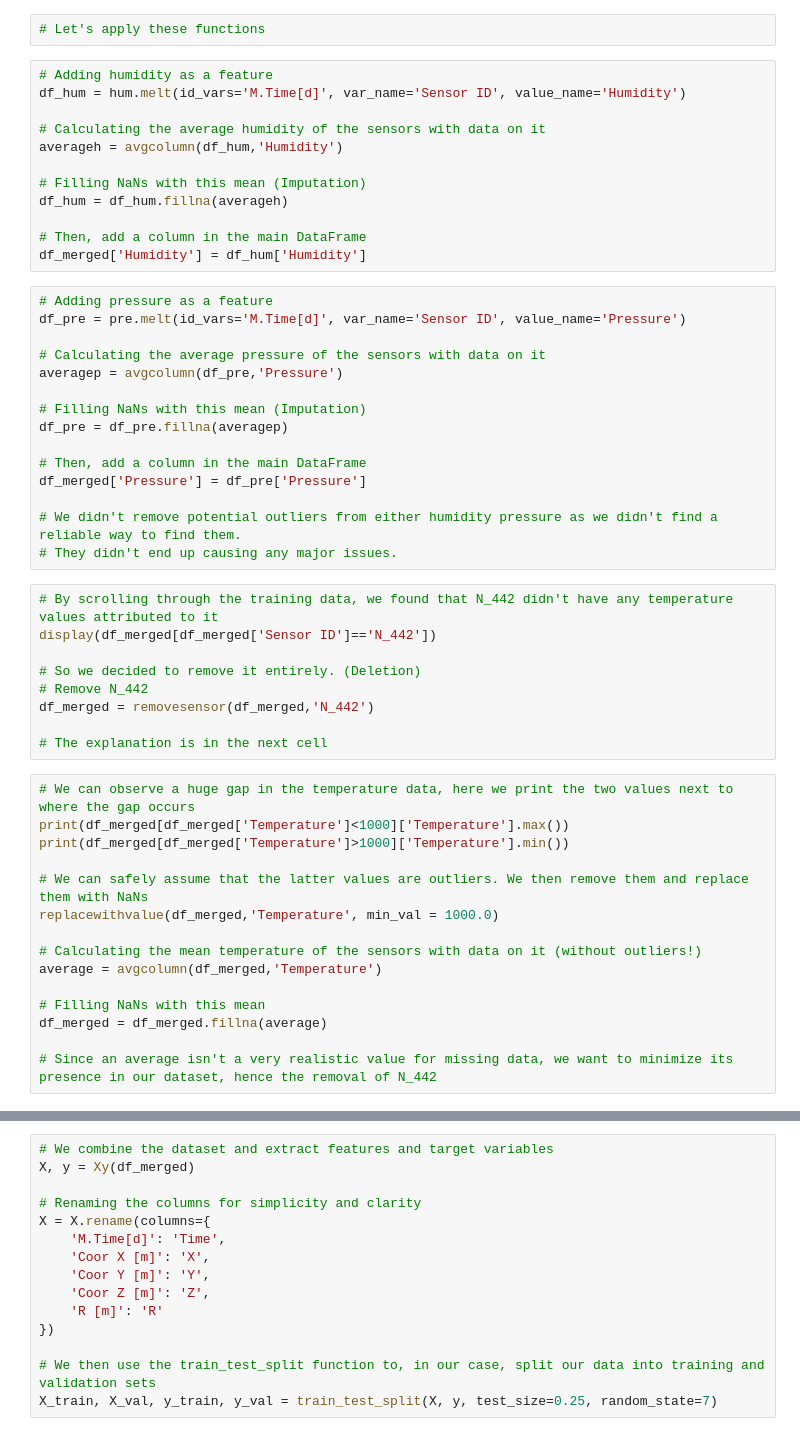
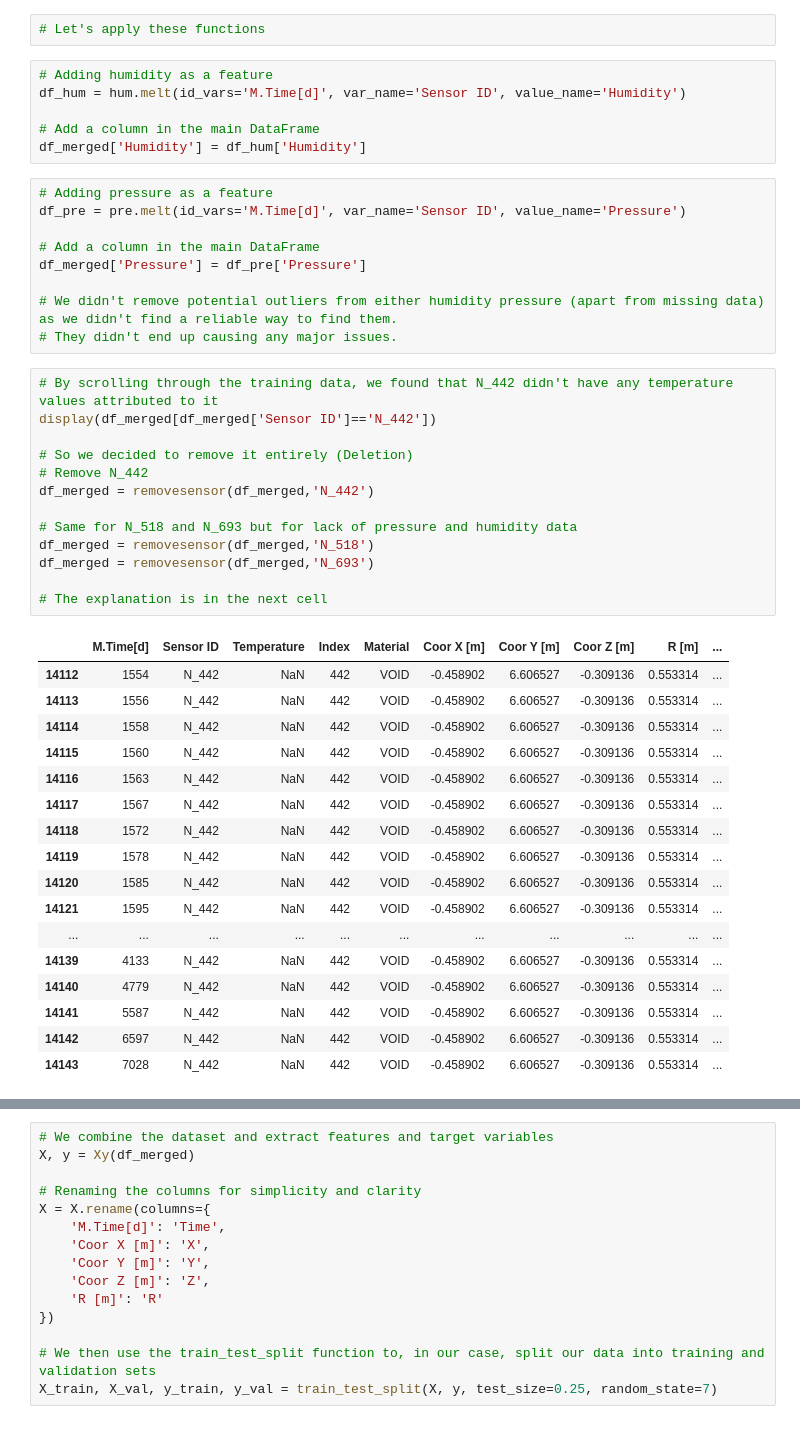
Before and after one commit to NicolasKunzli/ProjectML, a Jupyter notebook: train.ipynb, the cells around one changed output, grey strips where cells are left out. Cells and saved outputs as stored; diff of their text form.

```diff
--- a/train.ipynb
+++ b/train.ipynb
@@ -179,50 +203,45 @@ df_merged = df_long.merge(df_sensors[['Sensor ID', 'Index', 'Material','Coor X [
 # Adding humidity as a feature
 df_hum = hum.melt(id_vars='M.Time[d]', var_name='Sensor ID', value_name='Humidity')
 
-# Calculating the average humidity of the sensors with data on it
-averageh = avgcolumn(df_hum,'Humidity')
-
-# Filling NaNs with this mean (Imputation)
-df_hum = df_hum.fillna(averageh)
-
-# Then, add a column in the main DataFrame
+# Add a column in the main DataFrame
 df_merged['Humidity'] = df_hum['Humidity']
 # %%
 # Adding pressure as a feature
 df_pre = pre.melt(id_vars='M.Time[d]', var_name='Sensor ID', value_name='Pressure')
 
-# Calculating the average pressure of the sensors with data on it
-averagep = avgcolumn(df_pre,'Pressure')
-
-# Filling NaNs with this mean (Imputation)
-df_pre = df_pre.fillna(averagep)
-
-# Then, add a column in the main DataFrame
+# Add a column in the main DataFrame
 df_merged['Pressure'] = df_pre['Pressure']
 
-# We didn't remove potential outliers from either humidity pressure as we didn't find a reliable way to find them.
+# We didn't remove potential outliers from either humidity pressure (apart from missing data) as we didn't find a reliable way to find them.
 # They didn't end up causing any major issues.
 # %%
 # By scrolling through the training data, we found that N_442 didn't have any temperature values attributed to it
 display(df_merged[df_merged['Sensor ID']=='N_442'])
 
-# So we decided to remove it entirely. (Deletion)
+# So we decided to remove it entirely (Deletion)
 # Remove N_442
 df_merged = removesensor(df_merged,'N_442')
 
+# Same for N_518 and N_693 but for lack of pressure and humidity data
+df_merged = removesensor(df_merged,'N_518')
+df_merged = removesensor(df_merged,'N_693')
+
 # The explanation is in the next cell
+# %% [output]
+|  | M.Time[d] | Sensor ID | Temperature | Index | Material | Coor X [m] | Coor Y [m] | Coor Z [m] | R [m] | ... |
+| 14112 | 1554 | N_442 | NaN | 442 | VOID | -0.458902 | 6.606527 | -0.309136 | 0.553314 | ... |
+| 14113 | 1556 | N_442 | NaN | 442 | VOID | -0.458902 | 6.606527 | -0.309136 | 0.553314 | ... |
+| 14114 | 1558 | N_442 | NaN | 442 | VOID | -0.458902 | 6.606527 | -0.309136 | 0.553314 | ... |
+| 14115 | 1560 | N_442 | NaN | 442 | VOID | -0.458902 | 6.606527 | -0.309136 | 0.553314 | ... |
+| 14116 | 1563 | N_442 | NaN | 442 | VOID | -0.458902 | 6.606527 | -0.309136 | 0.553314 | ... |
+| 14117 | 1567 | N_442 | NaN | 442 | VOID | -0.458902 | 6.606527 | -0.309136 | 0.553314 | ... |
+| 14118 | 1572 | N_442 | NaN | 442 | VOID | -0.458902 | 6.606527 | -0.309136 | 0.553314 | ... |
+| 14119 | 1578 | N_442 | NaN | 442 | VOID | -0.458902 | 6.606527 | -0.309136 | 0.553314 | ... |
+| 14120 | 1585 | N_442 | NaN | 442 | VOID | -0.458902 | 6.606527 | -0.309136 | 0.553314 | ... |
+| 14121 | 1595 | N_442 | NaN | 442 | VOID | -0.458902 | 6.606527 | -0.309136 | 0.553314 | ... |
+| ... | ... | ... | ... | ... | ... | ... | ... | ... | ... | ... |
+| 14139 | 4133 | N_442 | NaN | 442 | VOID | -0.458902 | 6.606527 | -0.309136 | 0.553314 | ... |
+| 14140 | 4779 | N_442 | NaN | 442 | VOID | -0.458902 | 6.606527 | -0.309136 | 0.553314 | ... |
+| 14141 | 5587 | N_442 | NaN | 442 | VOID | -0.458902 | 6.606527 | -0.309136 | 0.553314 | ... |
+| 14142 | 6597 | N_442 | NaN | 442 | VOID | -0.458902 | 6.606527 | -0.309136 | 0.553314 | ... |
+| 14143 | 7028 | N_442 | NaN | 442 | VOID | -0.458902 | 6.606527 | -0.309136 | 0.553314 | ... |
-# %%
-# We can observe a huge gap in the temperature data, here we print the two values next to where the gap occurs
-print(df_merged[df_merged['Temperature']<1000]['Temperature'].max())
-print(df_merged[df_merged['Temperature']>1000]['Temperature'].min())
-
-# We can safely assume that the latter values are outliers. We then remove them and replace them with NaNs
-replacewithvalue(df_merged,'Temperature', min_val = 1000.0)
-
-# Calculating the mean temperature of the sensors with data on it (without outliers!)
-average = avgcolumn(df_merged,'Temperature')
-
-# Filling NaNs with this mean
-df_merged = df_merged.fillna(average)
-
-# Since an average isn't a very realistic value for missing data, we want to minimize its presence in our dataset, hence the removal of N_442
```
Also changed, not shown: parts of 11 cells of this notebook.
